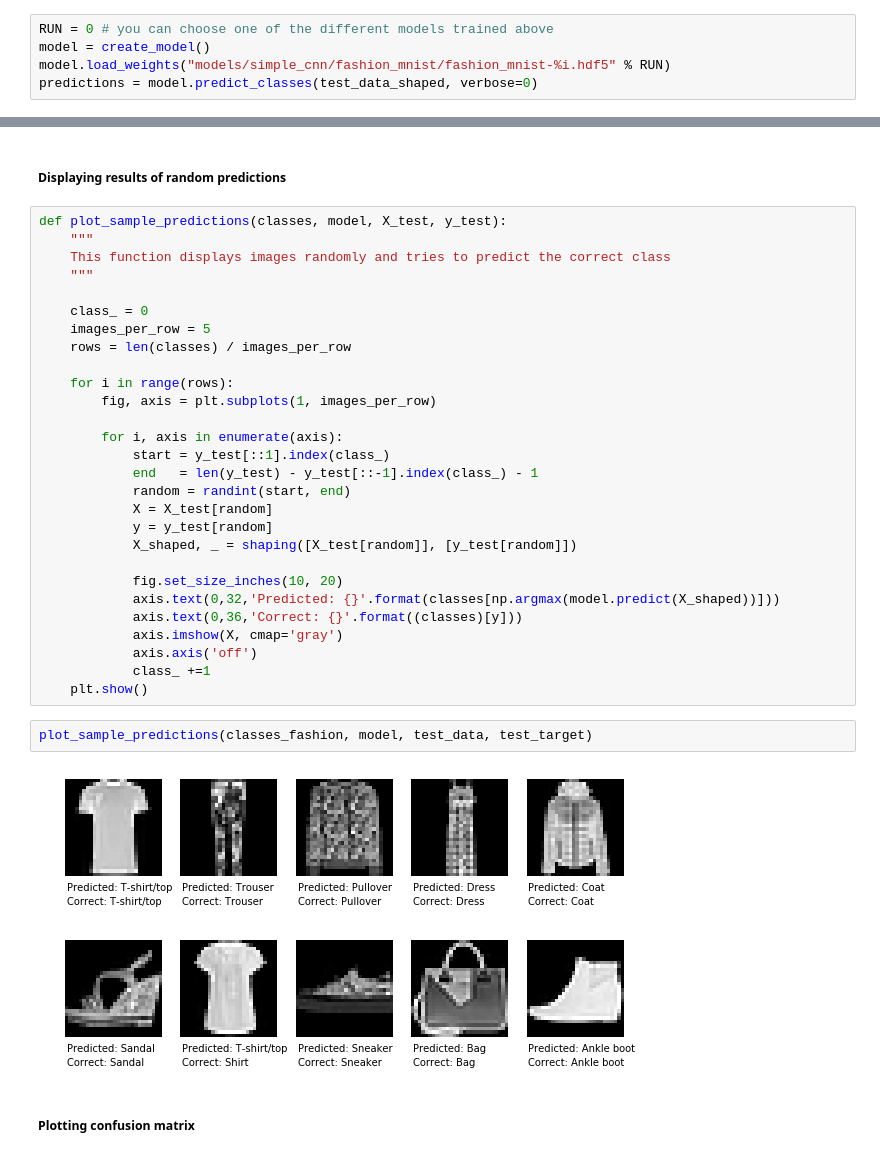
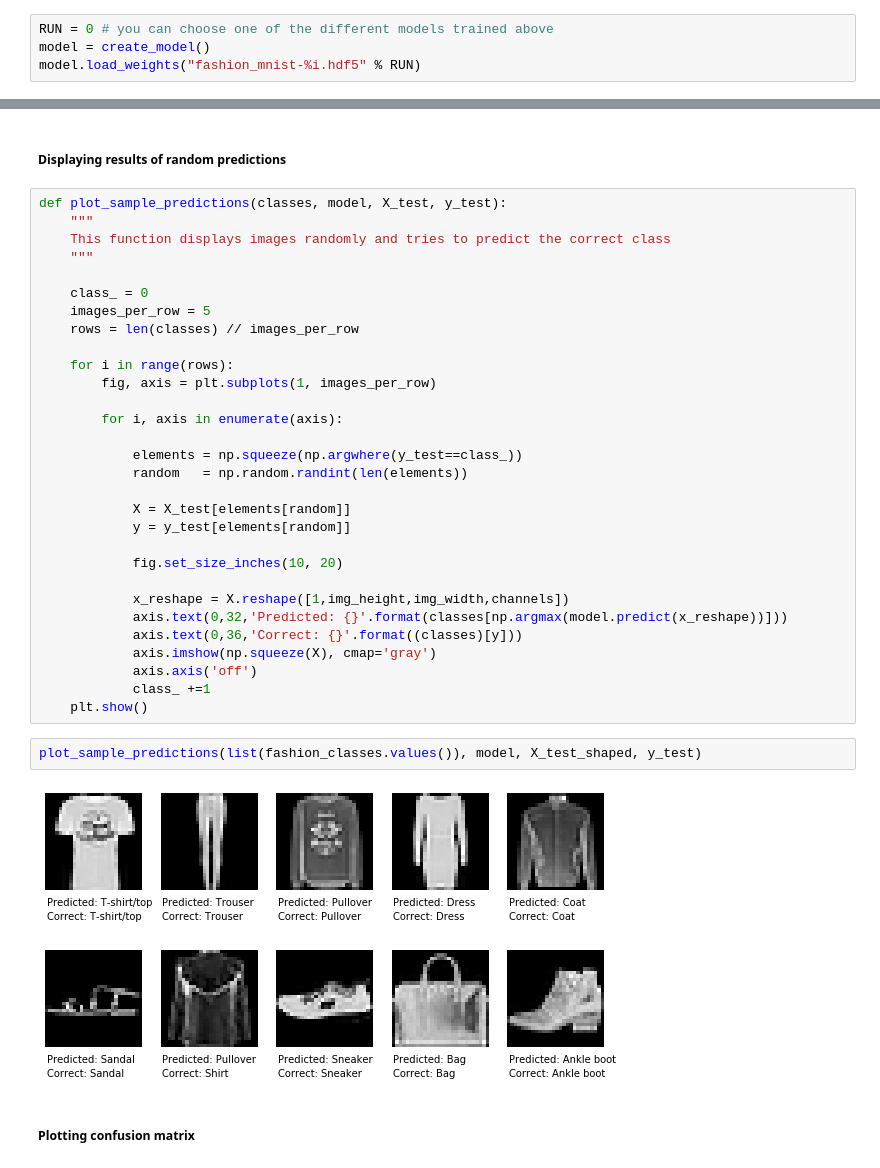
Before and after one commit to cmasch/zalando-fashion-mnist, a Jupyter notebook: Simple_Convolutional_Neural_Network_Fashion-MNIST.ipynb, the cells around one changed output, grey strips where cells are left out. Saved outputs shown, nothing was run; the diff lists cells and outputs as text.

```diff
--- a/Simple_Convolutional_Neural_Network_Fashion-MNIST.ipynb
+++ b/Simple_Convolutional_Neural_Network_Fashion-MNIST.ipynb
@@ -380,8 +353,7 @@ plot_acc_loss('validation', histories, 'val_acc', 'val_loss')
 # %%
 RUN = 0 # you can choose one of the different models trained above
 model = create_model()
-model.load_weights("models/simple_cnn/fashion_mnist/fashion_mnist-%i.hdf5" % RUN)
-predictions = model.predict_classes(test_data_shaped, verbose=0)
+model.load_weights("fashion_mnist-%i.hdf5" % RUN)
 # %% [markdown]
 ##### Plotting accuracy and loss for one model
 # %%
@@ -420,31 +392,33 @@ def plot_sample_predictions(classes, model, X_test, y_test):
 
     class_ = 0
     images_per_row = 5
-    rows = len(classes) / images_per_row
+    rows = len(classes) // images_per_row
 
     for i in range(rows):
         fig, axis = plt.subplots(1, images_per_row)
 
         for i, axis in enumerate(axis):
-            start = y_test[::1].index(class_)
-            end   = len(y_test) - y_test[::-1].index(class_) - 1
-            random = randint(start, end)
-            X = X_test[random]
-            y = y_test[random]
-            X_shaped, _ = shaping([X_test[random]], [y_test[random]])
+
+            elements = np.squeeze(np.argwhere(y_test==class_))
+            random   = np.random.randint(len(elements))
+
+            X = X_test[elements[random]]
+            y = y_test[elements[random]]
 
             fig.set_size_inches(10, 20)
-            axis.text(0,32,'Predicted: {}'.format(classes[np.argmax(model.predict(X_shaped))]))
+
+            x_reshape = X.reshape([1,img_height,img_width,channels])
+            axis.text(0,32,'Predicted: {}'.format(classes[np.argmax(model.predict(x_reshape))]))
             axis.text(0,36,'Correct: {}'.format((classes)[y]))
-            axis.imshow(X, cmap='gray')
+            axis.imshow(np.squeeze(X), cmap='gray')
             axis.axis('off')
             class_ +=1
     plt.show()
-# %%
-plot_sample_predictions(classes_fashion, model, test_data, test_target)
-# %% [output]
-[figure, removed]
-[figure, removed]
+# %%
+plot_sample_predictions(list(fashion_classes.values()), model, X_test_shaped, y_test)
+# %% [output]
+[figure, added]
+[figure, added]
 # %% [markdown]
 ##### Plotting confusion matrix
 # %%
```
Also changed, not shown: parts of 55 cells of this notebook, 9 other files.
